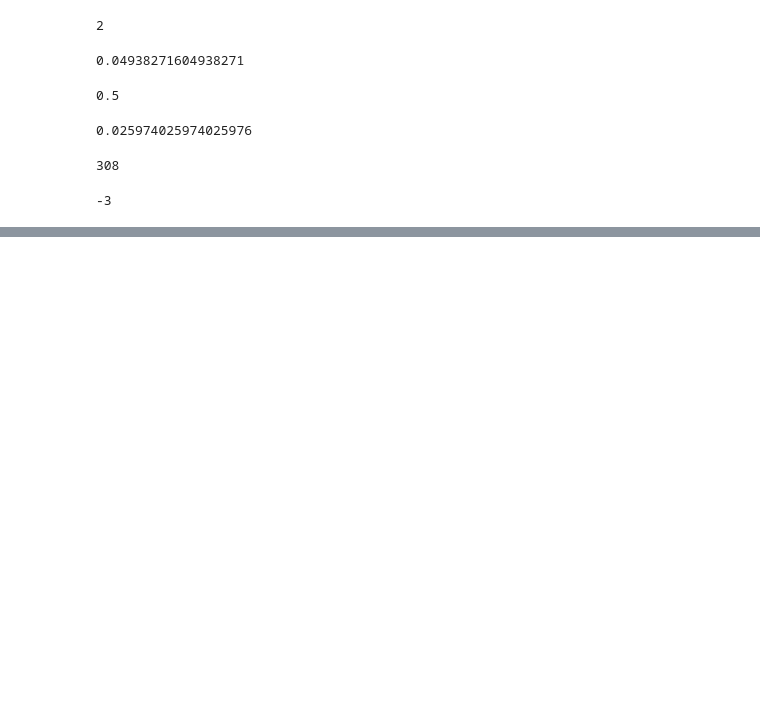
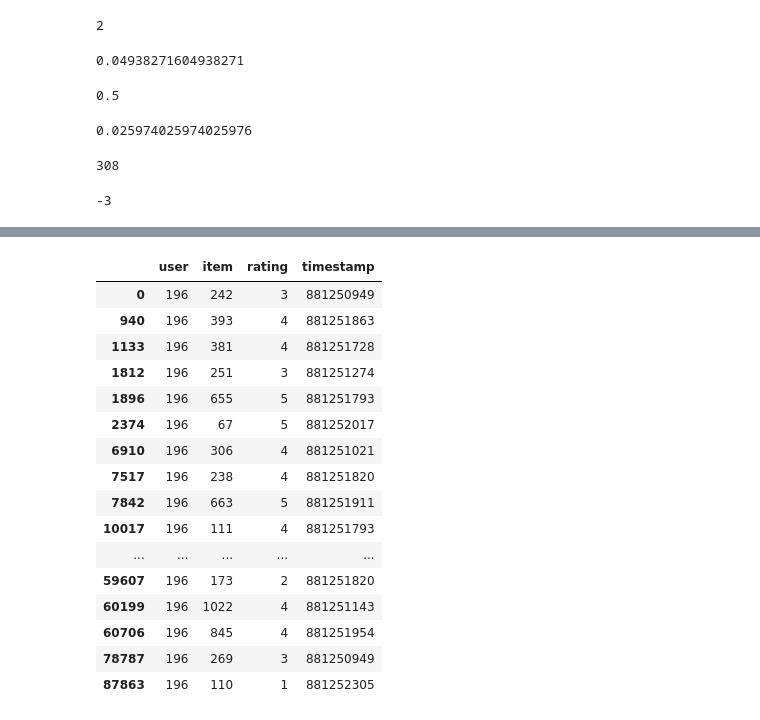
Before and after one commit to caiotda/link-prediction-for-recommender-systems, a Jupyter notebook: projeto_final.ipynb, the cells around one changed output, grey strips where cells are left out. Cells and saved outputs as stored; diff of their text form; code cells hidden in the pictures; blank space fills up the shorter version.

```diff
--- a/projeto_final.ipynb
+++ b/projeto_final.ipynb
@@ -361,0 +413,20 @@ neg_shortest_path(G, 10, 50)
+# %%
+df[df["user"] == 196]
+# %% [output]
+|  | user | item | rating | timestamp |
+| 0 | 196 | 242 | 3 | 881250949 |
+| 940 | 196 | 393 | 4 | 881251863 |
+| 1133 | 196 | 381 | 4 | 881251728 |
+| 1812 | 196 | 251 | 3 | 881251274 |
+| 1896 | 196 | 655 | 5 | 881251793 |
+| 2374 | 196 | 67 | 5 | 881252017 |
+| 6910 | 196 | 306 | 4 | 881251021 |
+| 7517 | 196 | 238 | 4 | 881251820 |
+| 7842 | 196 | 663 | 5 | 881251911 |
+| 10017 | 196 | 111 | 4 | 881251793 |
+| ... | ... | ... | ... | ... |
+| 59607 | 196 | 173 | 2 | 881251820 |
+| 60199 | 196 | 1022 | 4 | 881251143 |
+| 60706 | 196 | 845 | 4 | 881251954 |
+| 78787 | 196 | 269 | 3 | 881250949 |
+| 87863 | 196 | 110 | 1 | 881252305 |
```
Also changed, not shown: parts of 16 cells of this notebook.
